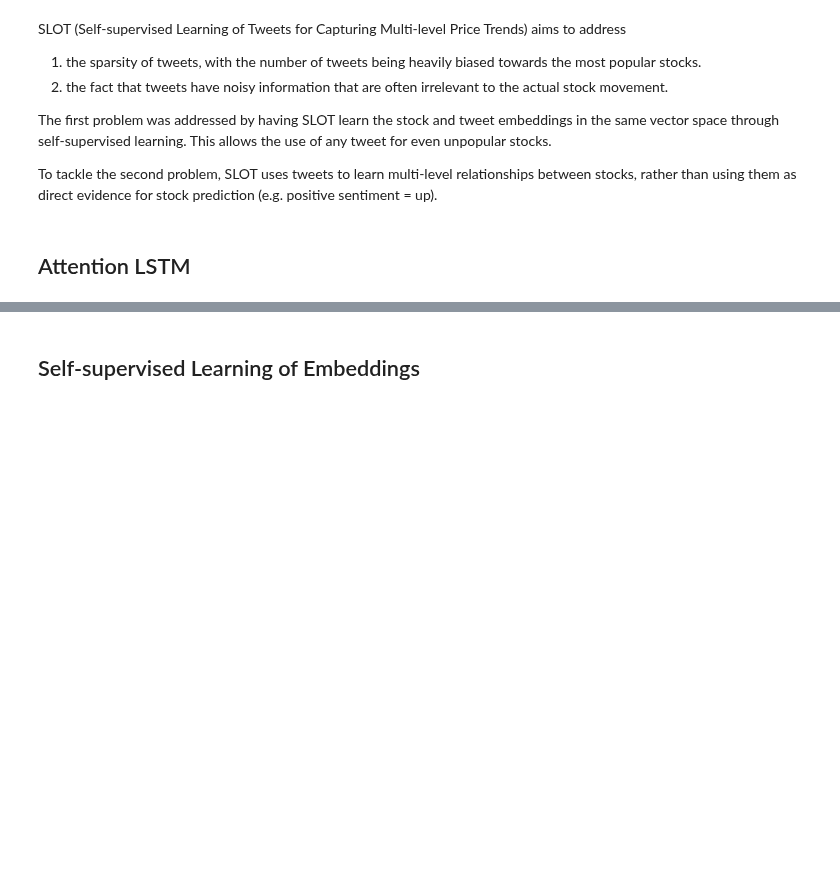
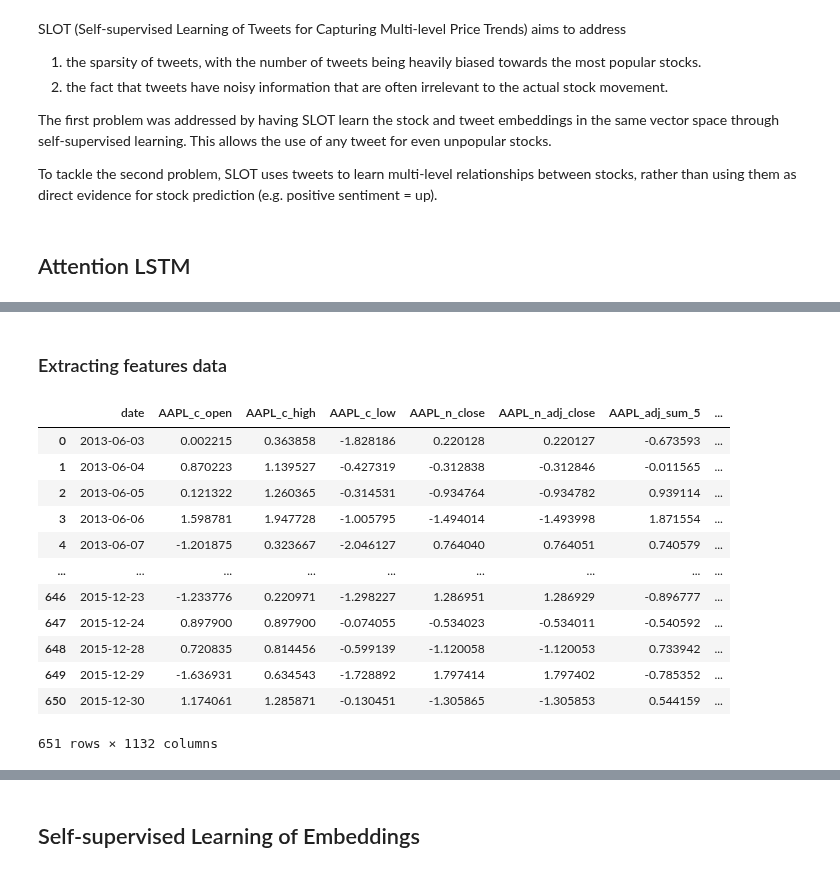
Before and after one commit to brien60/Stock-LSTM, a Jupyter notebook: SLOT.ipynb, the cells around one changed output, grey strips where cells are left out. Drawn from its saved outputs; the diff is of its cells as text; code cells hidden in the pictures; blank space fills up the shorter version.

Commit message:
start making price features

```diff
--- a/SLOT.ipynb
+++ b/SLOT.ipynb
@@ -21,0 +44,16 @@ device = "cuda" if torch.cuda.is_available() else "cpu"
+# %%
+dataset = "acl18"
+dataset_dir = Path(dataset.upper())
+
+data_dir = Path(f"data/{dataset}")
+
+tweet_dir = data_dir / "tweet"
+price_dir = data_dir / "price"
+
+json_file = dataset_dir / "all_tweets.jsonl"
+spm_file = dataset_dir / "spm/slot_tweet_spm.model"
+tokens_file = dataset_dir / "all_tweets_tokenized.jsonl"
+
+vocab_size = 10_000
+
+window_size = 10
@@ -80,0 +132,53 @@ class SLOT:
+# %% [markdown]
+### Extracting features data
+# %%
+data_files_list = list(price_dir.rglob("*.csv"))
+
+data_list = []
+
+price_features = []
+labels = []
+
+for i, stock_file in enumerate(data_files_list):
+    stock = stock_file.stem
+    df = pd.read_csv(stock_file)
+    columns = [
+        f'{stock}_c_open', f'{stock}_c_high', f'{stock}_c_low',
+        f'{stock}_n_close', f'{stock}_n_adj_close',
+        f'{stock}_adj_sum_5', f'{stock}_adj_sum_10', f'{stock}_adj_sum_15',
+        f'{stock}_adj_sum_20', f'{stock}_adj_sum_25', f'{stock}_adj_sum_30',
+        f'{stock}_label', f'{stock}_closing_price_for_label'
+    ]
+
+    price_features.extend(columns[:-2])
+    labels.append(columns[-2])
+
+    if i != 0:
+        df.drop(columns=['date'], inplace=True)
+    else:
+        columns = ['date'] + columns
+
+    df.columns = columns
+
+    df[f'{stock}_label'] = df[f'{stock}_label'].shift(-1)
+
+    data_list.append(df)
+
+combined_df = pd.concat(data_list, axis=1)
+combined_df = combined_df.dropna()
+
+combined_df
+# %% [output]
+|  | date | AAPL_c_open | AAPL_c_high | AAPL_c_low | AAPL_n_close | AAPL_n_adj_close | AAPL_adj_sum_5 | ... |
+| 0 | 2013-06-03 | 0.002215 | 0.363858 | -1.828186 | 0.220128 | 0.220127 | -0.673593 | ... |
+| 1 | 2013-06-04 | 0.870223 | 1.139527 | -0.427319 | -0.312838 | -0.312846 | -0.011565 | ... |
+| 2 | 2013-06-05 | 0.121322 | 1.260365 | -0.314531 | -0.934764 | -0.934782 | 0.939114 | ... |
+| 3 | 2013-06-06 | 1.598781 | 1.947728 | -1.005795 | -1.494014 | -1.493998 | 1.871554 | ... |
+| 4 | 2013-06-07 | -1.201875 | 0.323667 | -2.046127 | 0.764040 | 0.764051 | 0.740579 | ... |
+| ... | ... | ... | ... | ... | ... | ... | ... | ... |
+| 646 | 2015-12-23 | -1.233776 | 0.220971 | -1.298227 | 1.286951 | 1.286929 | -0.896777 | ... |
+| 647 | 2015-12-24 | 0.897900 | 0.897900 | -0.074055 | -0.534023 | -0.534011 | -0.540592 | ... |
+| 648 | 2015-12-28 | 0.720835 | 0.814456 | -0.599139 | -1.120058 | -1.120053 | 0.733942 | ... |
+| 649 | 2015-12-29 | -1.636931 | 0.634543 | -1.728892 | 1.797414 | 1.797402 | -0.785352 | ... |
+| 650 | 2015-12-30 | 1.174061 | 1.285871 | -0.130451 | -1.305865 | -1.305853 | 0.544159 | ... |
+651 rows × 1132 columns
```
Also changed, not shown: parts of 35 cells of this notebook, 2 other files.
